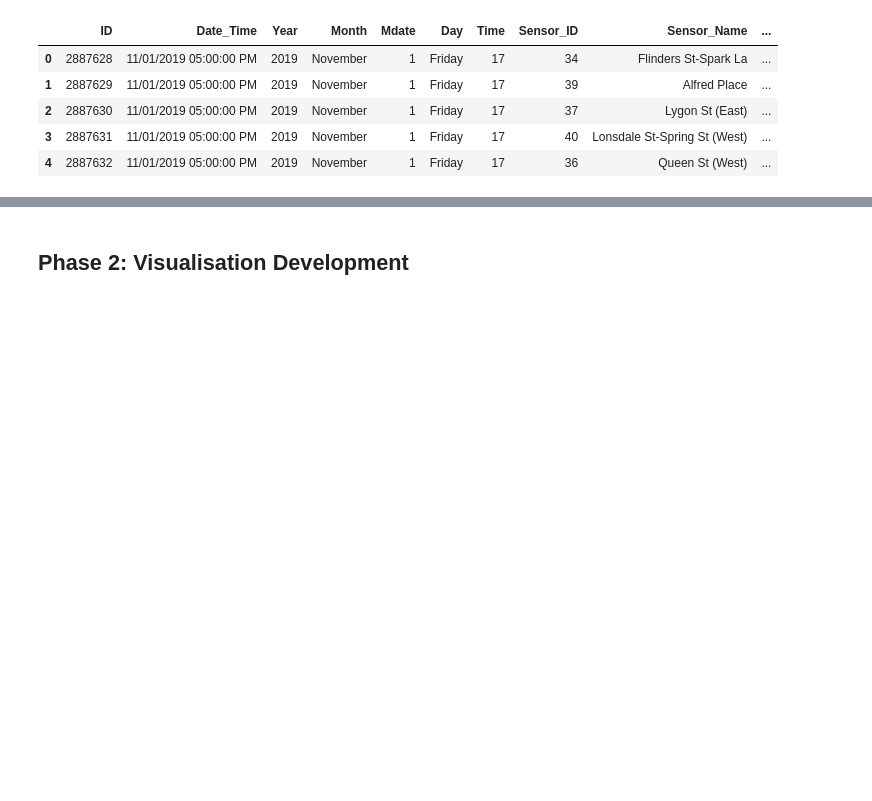
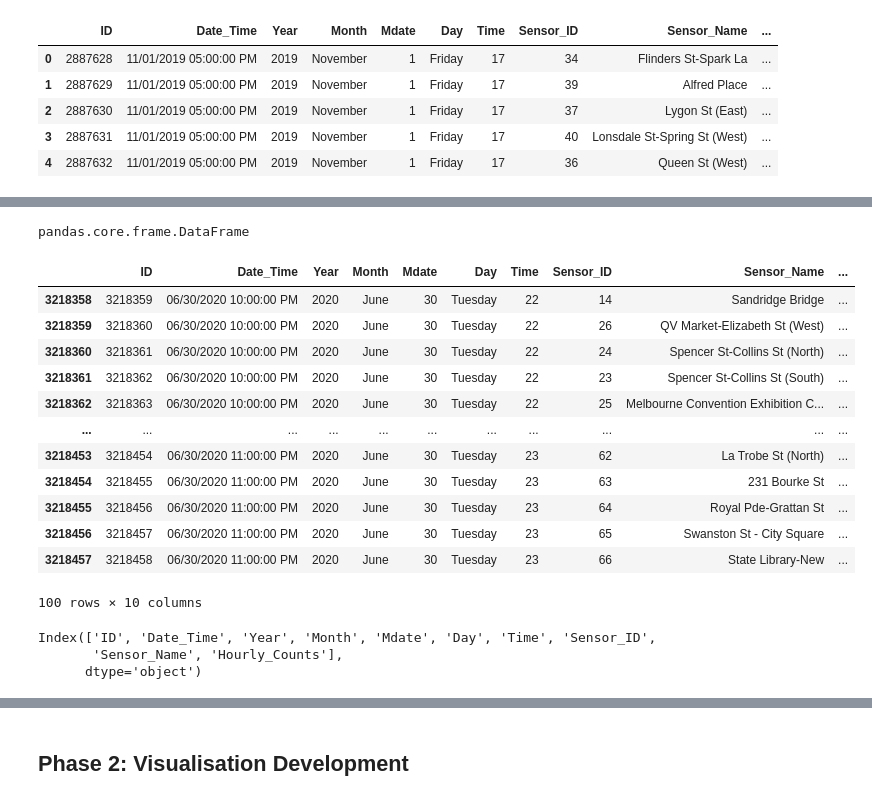
Before and after one commit to ned2/melbviz, a Jupyter notebook: workshop/workshop.ipynb, the cells around one changed output, grey strips where cells are left out. Saved outputs shown, nothing was run; the diff lists cells and outputs as text; code cells hidden in the pictures; blank space fills up the shorter version.

```diff
--- a/workshop/workshop.ipynb
+++ b/workshop/workshop.ipynb
@@ -82,0 +151,26 @@ You will assume the role of a data specialist whose has been tasked with the res
+# %%
+type(counts_df)
+# %% [output]
+pandas.core.frame.DataFrame
+# %%
+counts_df.tail(100)
+# %% [output]
+|  | ID | Date_Time | Year | Month | Mdate | Day | Time | Sensor_ID | Sensor_Name | ... |
+| 3218358 | 3218359 | 06/30/2020 10:00:00 PM | 2020 | June | 30 | Tuesday | 22 | 14 | Sandridge Bridge | ... |
+| 3218359 | 3218360 | 06/30/2020 10:00:00 PM | 2020 | June | 30 | Tuesday | 22 | 26 | QV Market-Elizabeth St (West) | ... |
+| 3218360 | 3218361 | 06/30/2020 10:00:00 PM | 2020 | June | 30 | Tuesday | 22 | 24 | Spencer St-Collins St (North) | ... |
+| 3218361 | 3218362 | 06/30/2020 10:00:00 PM | 2020 | June | 30 | Tuesday | 22 | 23 | Spencer St-Collins St (South) | ... |
+| 3218362 | 3218363 | 06/30/2020 10:00:00 PM | 2020 | June | 30 | Tuesday | 22 | 25 | Melbourne Convention Exhibition C... | ... |
+| ... | ... | ... | ... | ... | ... | ... | ... | ... | ... | ... |
+| 3218453 | 3218454 | 06/30/2020 11:00:00 PM | 2020 | June | 30 | Tuesday | 23 | 62 | La Trobe St (North) | ... |
+| 3218454 | 3218455 | 06/30/2020 11:00:00 PM | 2020 | June | 30 | Tuesday | 23 | 63 | 231 Bourke St | ... |
+| 3218455 | 3218456 | 06/30/2020 11:00:00 PM | 2020 | June | 30 | Tuesday | 23 | 64 | Royal Pde-Grattan St | ... |
+| 3218456 | 3218457 | 06/30/2020 11:00:00 PM | 2020 | June | 30 | Tuesday | 23 | 65 | Swanston St - City Square | ... |
+| 3218457 | 3218458 | 06/30/2020 11:00:00 PM | 2020 | June | 30 | Tuesday | 23 | 66 | State Library-New | ... |
+100 rows × 10 columns
+# %%
+counts_df.columns
+# %% [output]
+Index(['ID', 'Date_Time', 'Year', 'Month', 'Mdate', 'Day', 'Time', 'Sensor_ID',
+       'Sensor_Name', 'Hourly_Counts'],
+      dtype='object')
```
Also changed, not shown: parts of 27 cells of this notebook, 6 other files.
